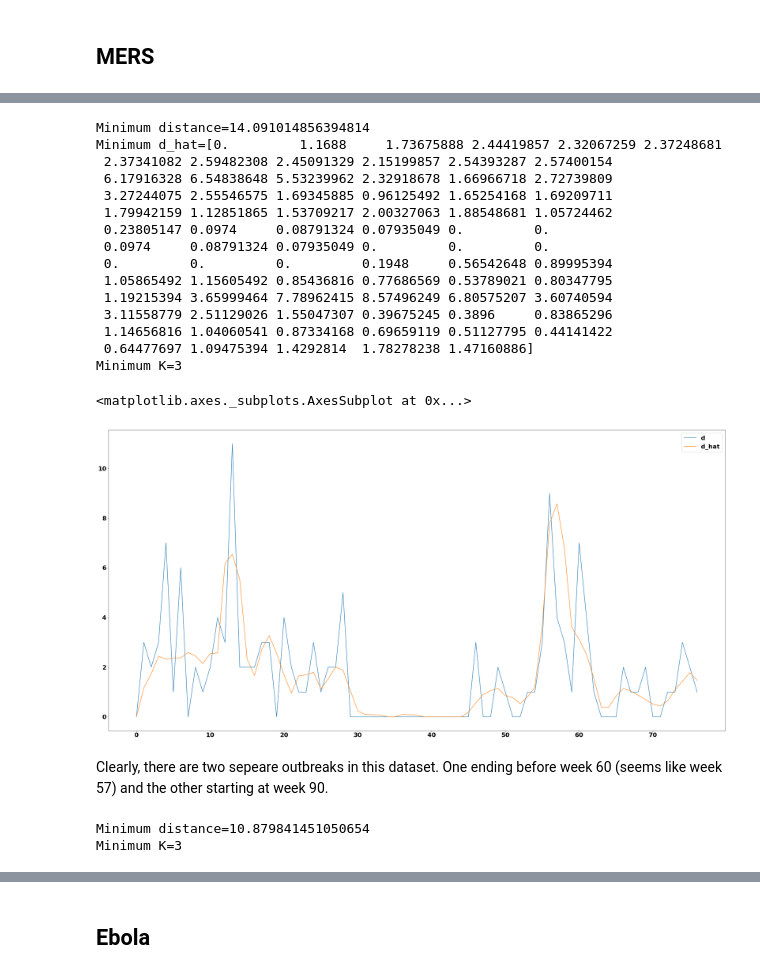
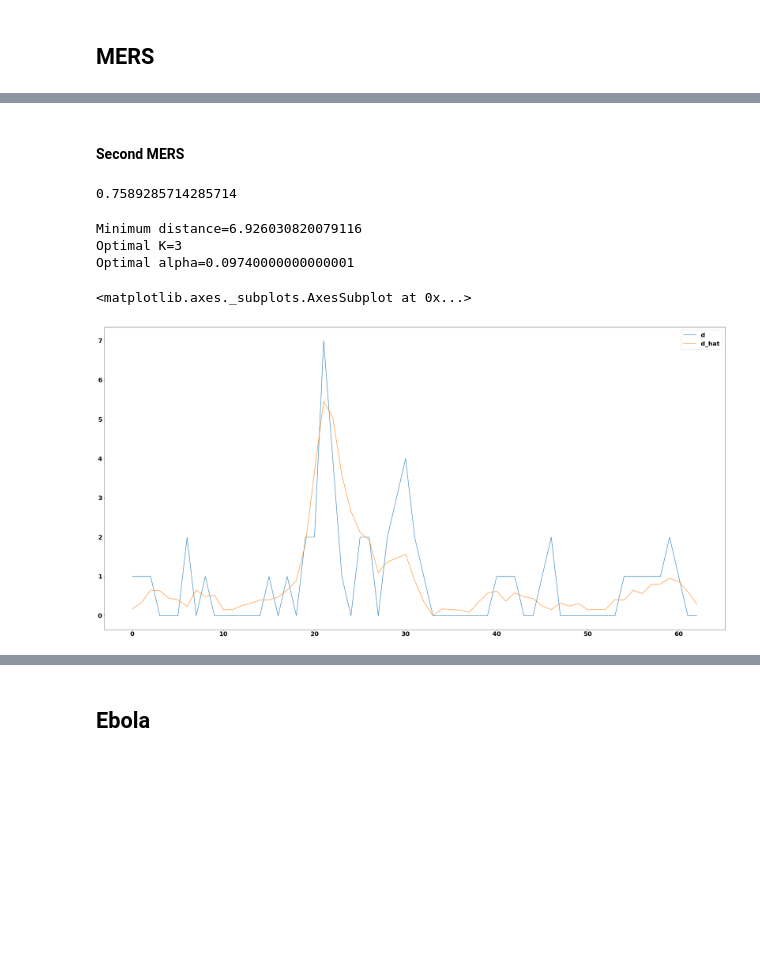
Before and after one commit to Thopiax/pydemic, a Jupyter notebook: analysis.ipynb, the cells around one changed output, grey strips where cells are left out. Saved outputs shown, nothing was run; the diff lists cells and outputs as text; code cells hidden in the pictures; blank space fills up the shorter version.

Commit message:
Update Collection methods and standardize datasets

```diff
--- a/analysis.ipynb
+++ b/analysis.ipynb
@@ -201,3 +227,0 @@ smooth_mers_ts = mers_ts.diff().resample('W').sum()
-# %%
-S_mers = calculate_survival_rate(mers_ts)
-S_mers
@@ -206,26 +249,25 @@ S_mers
+# %% [markdown]
+#### Second MERS
+# %%
+second_mers_ts = pd.read_csv('data/time_series/cumulative/MERS_second.csv', header=0, index_col=0, parse_dates=[0])
+# %%
+S_second_mers = calculate_survival_rate(second_mers_ts)
+S_second_mers
+# %% [output]
+0.7589285714285714
+# %%
+second_smooth_mers_ts = second_mers_ts.diff().resample('7D').sum()
 # %%
-estimate_death_curve(
-    smooth_mers_ts['Infected'].values,
-    smooth_mers_ts['Dead'].values,
+second_death_curve = estimate_death_curve(
+    second_smooth_mers_ts['Infected'].values,
+    second_smooth_mers_ts['Dead'].values,
     S_mers
-).plot()
+)
+
+second_death_curve.plot()
 # %% [output]
-Minimum distance=14.091014856394814
-Minimum d_hat=[0.         1.1688     1.73675888 2.44419857 2.32067259 2.37248681
- 2.37341082 2.59482308 2.45091329 2.15199857 2.54393287 2.57400154
- 6.17916328 6.54838648 5.53239962 2.32918678 1.66966718 2.72739809
- 3.27244075 2.55546575 1.69345885 0.96125492 1.65254168 1.69209711
- 1.79942159 1.12851865 1.53709217 2.00327063 1.88548681 1.05724462
- 0.23805147 0.0974     0.08791324 0.07935049 0.         0.
- 0.0974     0.08791324 0.07935049 0.         0.         0.
- 0.         0.         0.         0.1948     0.56542648 0.89995394
- 1.05865492 1.15605492 0.85436816 0.77686569 0.53789021 0.80347795
- 1.19215394 3.65999464 7.78962415 8.57496249 6.80575207 3.60740594
- 3.11558779 2.51129026 1.55047307 0.39675245 0.3896     0.83865296
- 1.14656816 1.04060541 0.87334168 0.69659119 0.51127795 0.44141422
- 0.64477697 1.09475394 1.4292814  1.78278238 1.47160886]
-Minimum K=3
+Minimum distance=6.926030820079116
+Optimal K=3
+Optimal alpha=0.09740000000000001
 <matplotlib.axes._subplots.AxesSubplot at 0x...>
-[figure, old version]
+[figure, new version]
-# %% [markdown]
-Clearly, there are two sepeare outbreaks in this dataset. One ending before week 60 (seems like week 57) and the other starting at week 90.
@@ -235,12 +274 @@ second_mers_ts = smooth_mers_ts.loc["2018-09-09":]
-# %%
-first_death_curve = estimate_death_curve(
-    first_mers_ts['Infected'].values,
-    first_mers_ts['Dead'].values,
-    S_mers
-)
-
-first_death_curve.plot()
-# %% [output]
-Minimum distance=10.879841451050654
-Minimum K=3
 # %%
```
Also changed, not shown: parts of 36 cells of this notebook, 14 other files.
